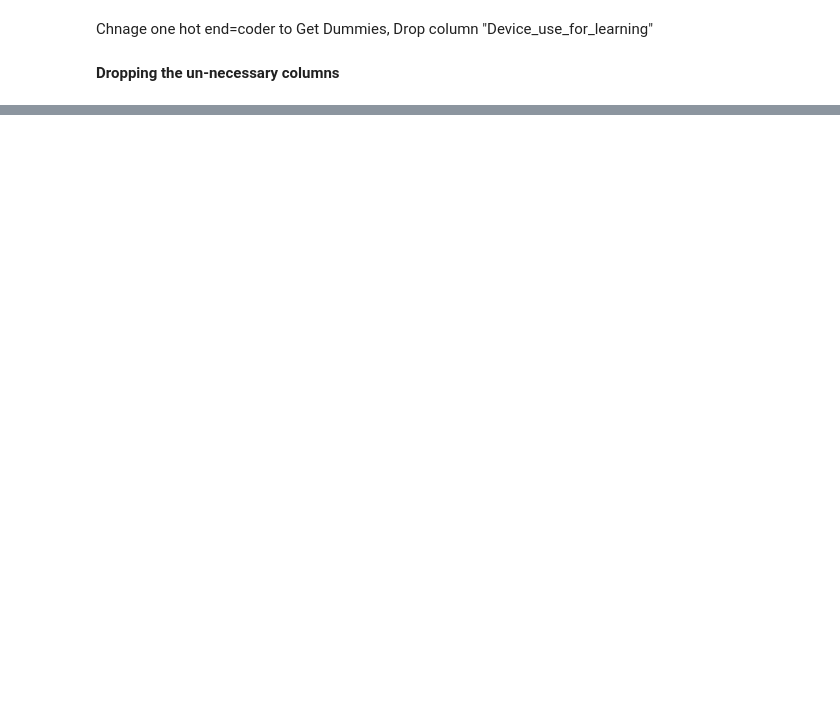
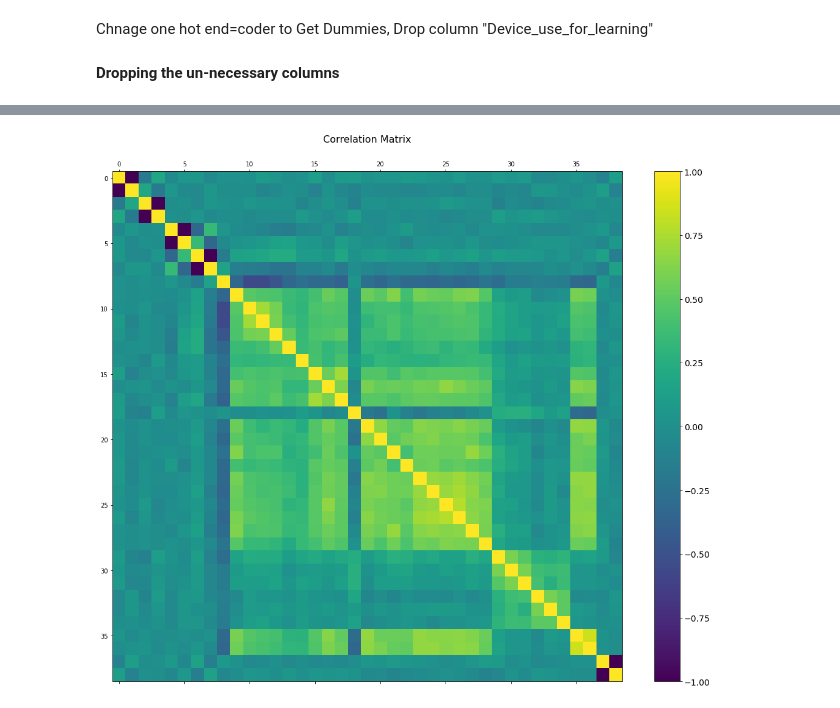
Before and after one commit to IbrahimKhan77/my_data, a Jupyter notebook: Main_v2.ipynb, the cells around one changed output, grey strips where cells are left out. Saved outputs shown, nothing was run; the diff lists cells and outputs as text; code cells hidden in the pictures; blank space fills up the shorter version.

```diff
--- a/Main_v2.ipynb
+++ b/Main_v2.ipynb
@@ -222,7 +272,7 @@ We see that there is very insignificant change in %(from 80% to 82% in "YES" and
 # %% [markdown]
 **Now converting the Categorical columns with Demographic details into numberical USING OneHot Encoder**
 # %%
-ce_OHE = ce.OneHotEncoder(cols=["Gender","Mode_of_study","Home_wi-fi_access ","home_desktop/laptop_access"])
+ce_OHE = ce.OneHotEncoder(cols=["Gender","Mode_of_study","Home_wi-fi_access ","home_desktop/laptop_access","solely_for_your_use?_Imp"])
 
 data1 = ce_OHE.fit_transform(df)
 data1.head()
@@ -290,3 +333,16 @@ sns.pairplot(df2)
 # %% [output]
 <seaborn.axisgrid.PairGrid at 0x...>
 [figure]
+# %%
+import matplotlib.pyplot as plt
+
+f = plt.figure(figsize=(19, 15))
+plt.matshow(df2.corr(), fignum=f.number)
+
+cb = plt.colorbar()
+cb.ax.tick_params(labelsize=14)
+plt.title('Correlation Matrix', fontsize=16);
+
+plt.show()
+# %% [output]
+[figure, added]
```
Also changed, not shown: parts of 51 cells of this notebook.
